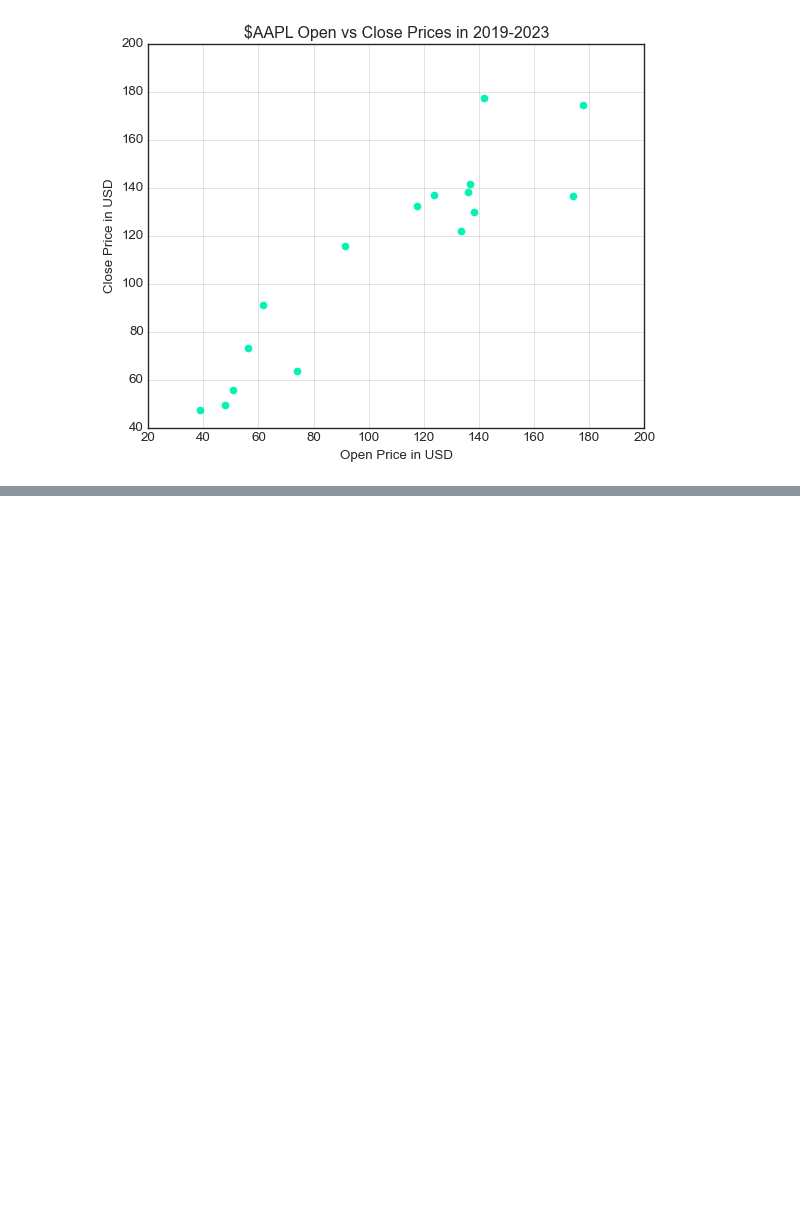
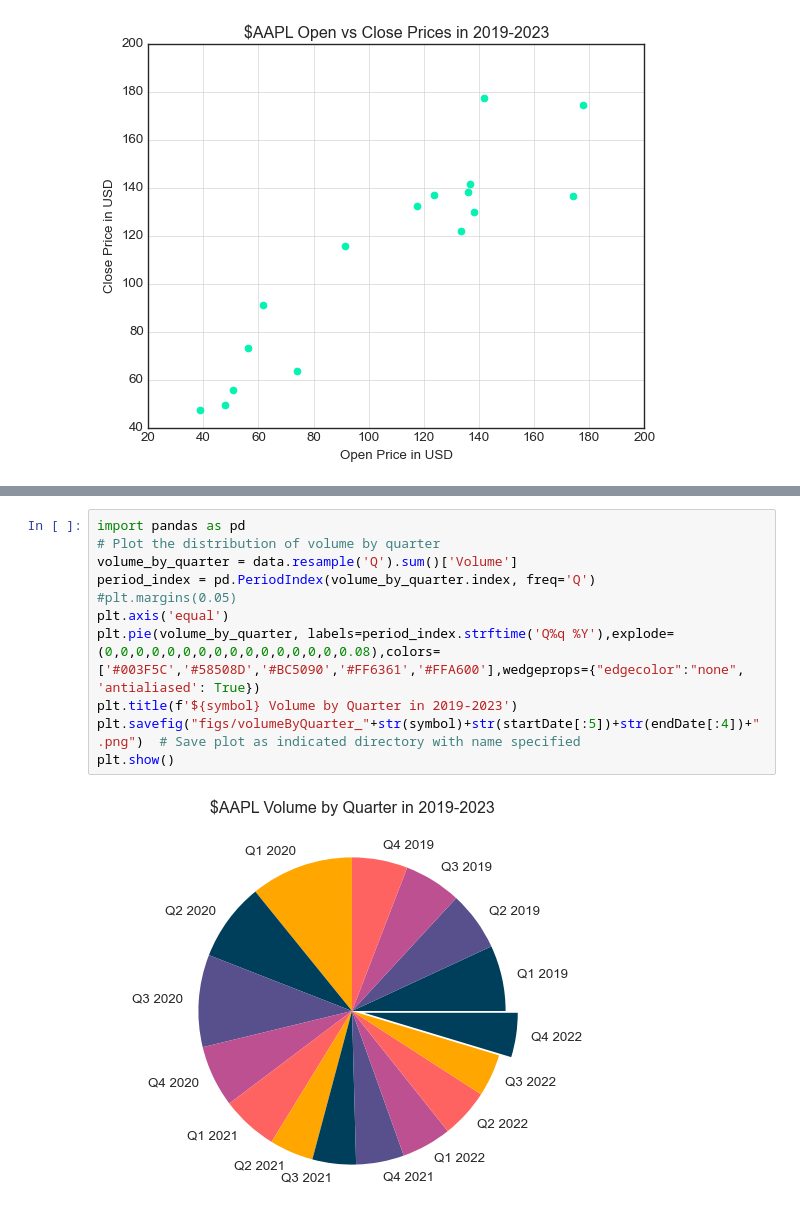
Before and after one commit to bilalonur/financial-visualization, a Jupyter notebook: finance-visualization.ipynb, the cells around one changed output, grey strips where cells are left out. Drawn from its saved outputs; the diff is of its cells as text; blank space fills up the shorter version.

```diff
--- a/finance-visualization.ipynb
+++ b/finance-visualization.ipynb
@@ -163,0 +200,13 @@ plt.show()
+# %%
+import pandas as pd
+# Plot the distribution of volume by quarter
+volume_by_quarter = data.resample('Q').sum()['Volume']
+period_index = pd.PeriodIndex(volume_by_quarter.index, freq='Q')
+#plt.margins(0.05)
+plt.axis('equal')
+plt.pie(volume_by_quarter, labels=period_index.strftime('Q%q %Y'),explode=(0,0,0,0,0,0,0,0,0,0,0,0,0,0,0,0.08),colors=['#003F5C','#58508D','#BC5090','#FF6361','#FFA600'],wedgeprops={"edgecolor":"none", 'antialiased': True})
+plt.title(f'${symbol} Volume by Quarter in 2019-2023')
+plt.savefig("figs/volumeByQuarter_"+str(symbol)+str(startDate[:5])+str(endDate[:4])+".png")  # Save plot as indicated directory with name specified
+plt.show()
+# %% [output]
+[figure, added]
```
Also changed, not shown: parts of 12 cells of this notebook, 4 other files.
